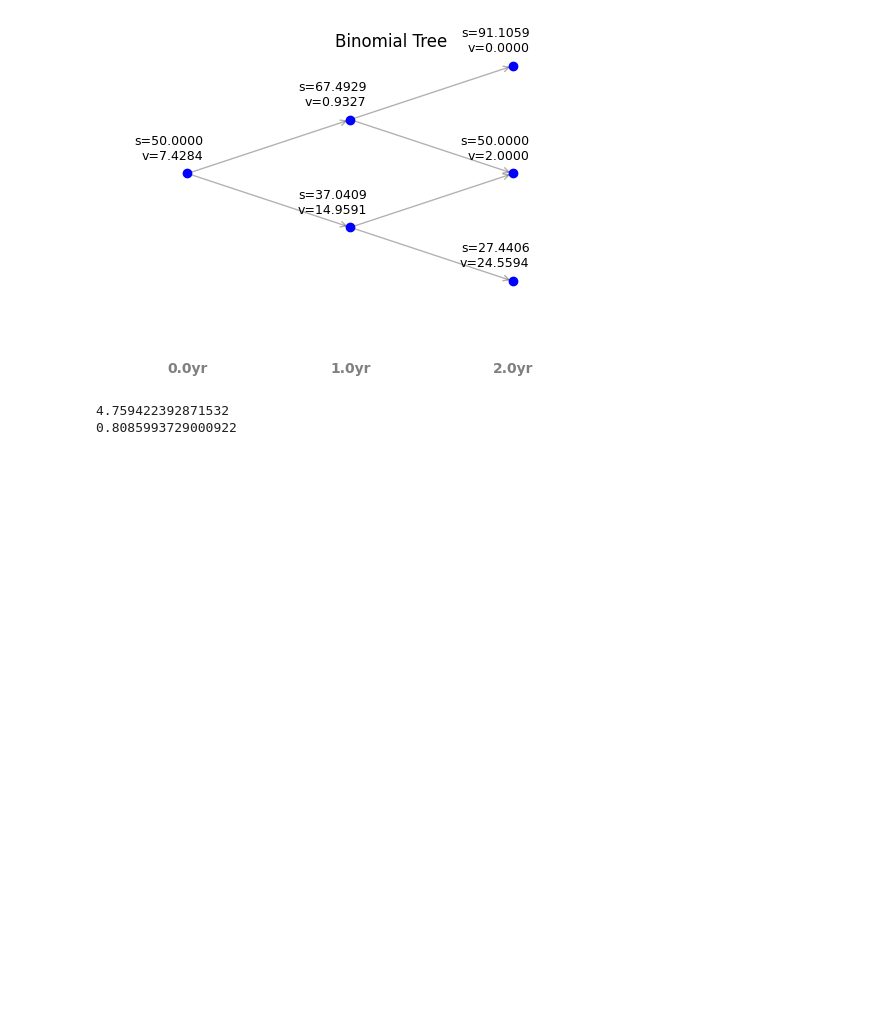
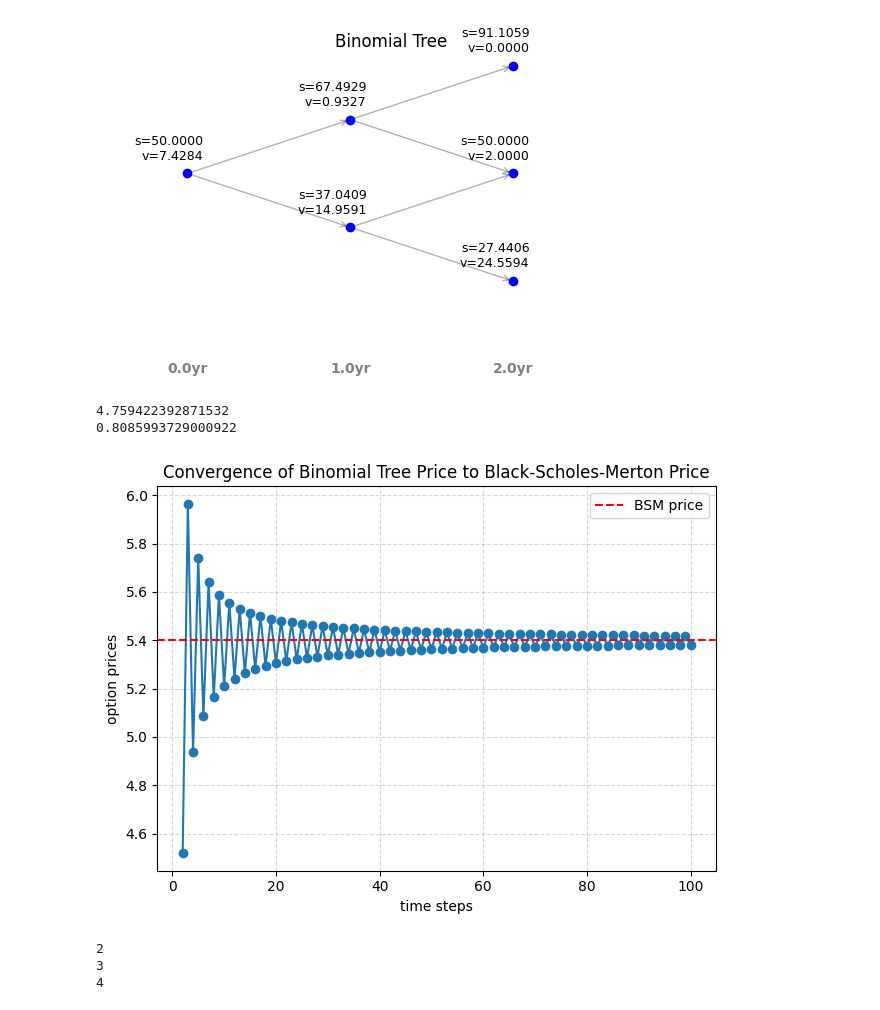
Before and after one commit to hsiuhsil/options_futures_derivatives, a Jupyter notebook: notebooks/Binomial Trees.ipynb, the cells around one changed output. Drawn from its saved outputs; the diff is of its cells as text; code cells hidden in the pictures; blank space fills up the shorter version.

Commit message:
Plot convergence of binomial tree price to Black-Scholes-Merton benchmark

```diff
--- a/notebooks/Binomial Trees.ipynb
+++ b/notebooks/Binomial Trees.ipynb
@@ -35,7 +35,7 @@ plot_binomial_trees(stocks, options, timeline)
 # %%
 # practice 13.7
 price, stocks, options, timeline =  option_price_no_volatility(option_type='call',exercise_style='European',s=50, k=51,
-                                                                      up=6, down=5, dt_months=3, T=0.5, r=0.05, return_tree=True)
+                                                                      up=6, down=5, T=0.5, N=2, r=0.05, return_tree=True)
 
 plot_binomial_trees(stocks, options, timeline)
 # %% [output]
@@ -55,3 +55,32 @@ print(BSM_pricing(option_type='put', exercise_style='European', s=42, k=40, T=0.
 # %% [output]
 4.759422392871532
 0.8085993729000922
+# %%
+prices = []
+time_steps = np.arange(2,101)
+BSM_price = BSM_pricing(option_type='put', exercise_style='European', s=50, k=50, T=1, r=0.1, q=0, sigma=0.4)
+
+
+for N in time_steps:
+    price = option_price(option_type="put", exercise_style="European", s=50, k=50,
+                                                vol=0.4, T=1, N=N, r=0.1, return_tree=False)
+    prices.append(price)
+
+plt.plot(time_steps, prices, marker='o', linestyle='-')
+plt.axhline(y=BSM_price, color='r', linestyle='--', label='BSM price')
+plt.ylabel('option prices')
+plt.xlabel('time steps')
+plt.title('Convergence of Binomial Tree Price to Black-Scholes-Merton Price')
+plt.grid(True, linestyle='--', alpha=0.5)
+plt.legend()
+plt.tight_layout()
+plt.show()
+# %% [output]
+[figure, added]
+# %%
+for i in range(2,5):
+    print(i)
+# %% [output]
+2
+3
+4
```
Also changed, not shown: parts of 4 cells of this notebook.
